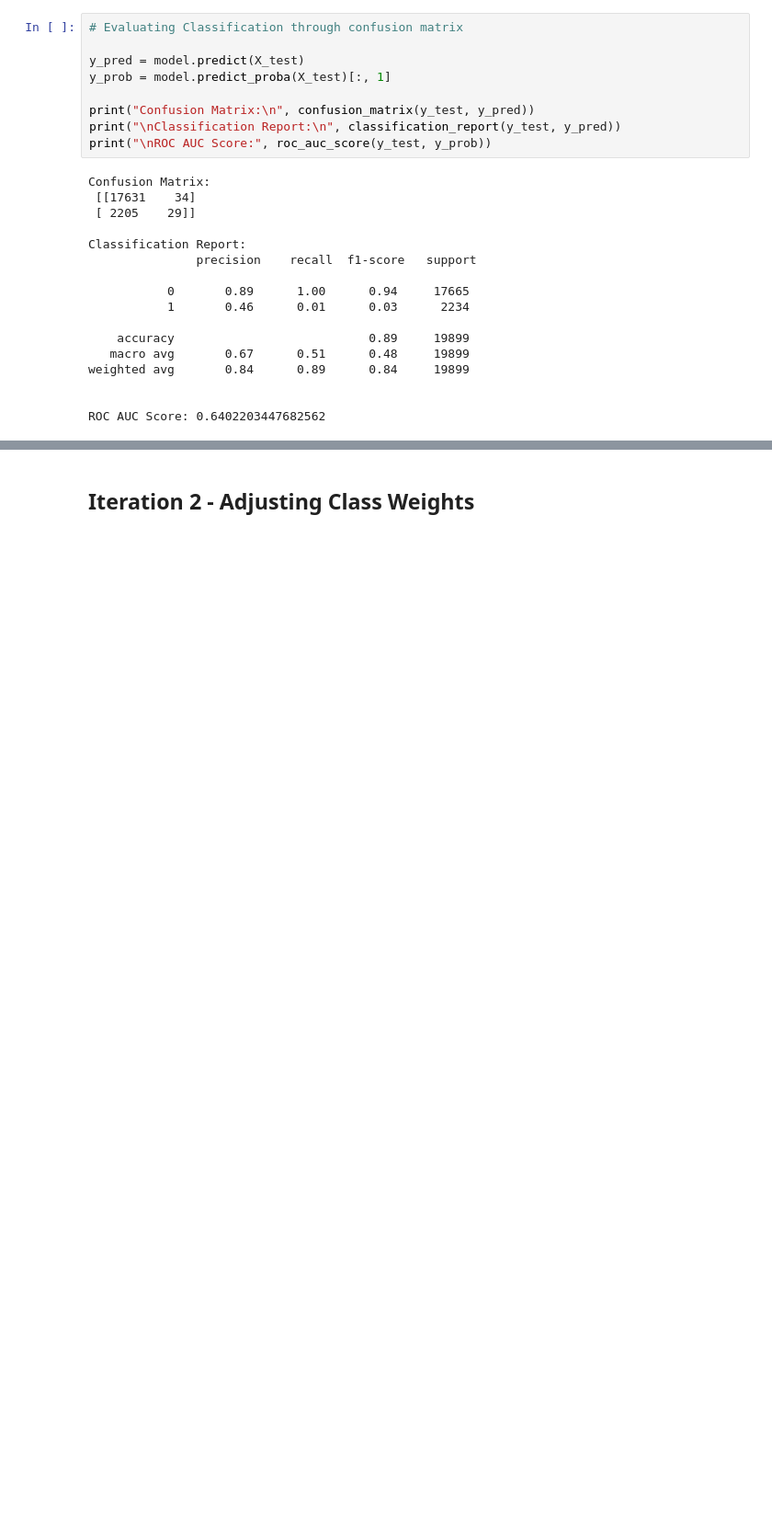
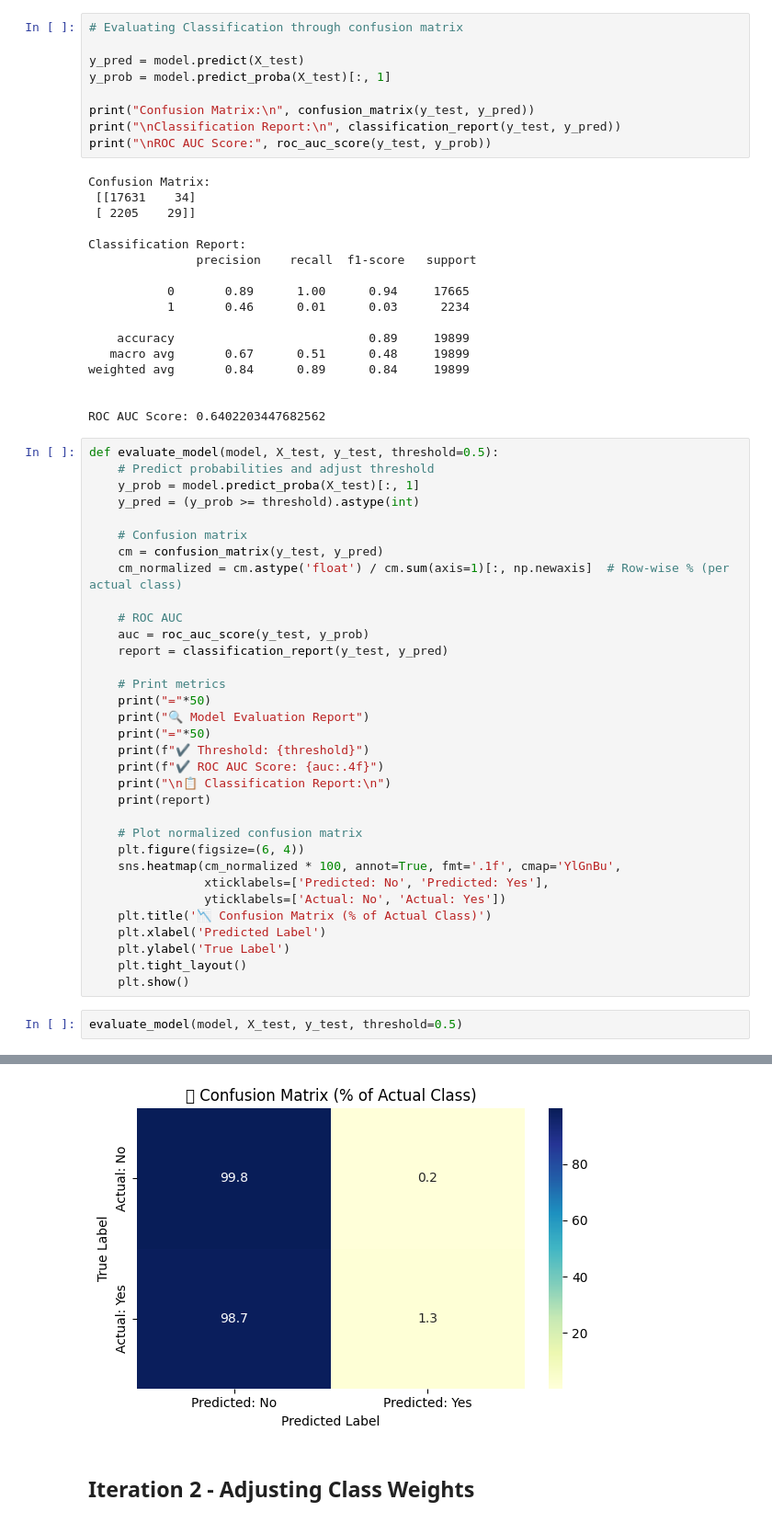
Before and after one commit to hcarrusca/diabetic_patient_trend, a Jupyter notebook: Residence_Project.ipynb, the cells around one changed output, grey strips where cells are left out. Shown at 92% size. Cells and saved outputs as stored; diff of their text form; blank space fills up the shorter version.

```diff
--- a/Residence_Project.ipynb
+++ b/Residence_Project.ipynb
@@ -455,3 +423,39 @@ weighted avg       0.84      0.89      0.84     19899
 
 
 ROC AUC Score: 0.6402203447682562
+# %%
+def evaluate_model(model, X_test, y_test, threshold=0.5):
+    # Predict probabilities and adjust threshold
+    y_prob = model.predict_proba(X_test)[:, 1]
+    y_pred = (y_prob >= threshold).astype(int)
+
+    # Confusion matrix
+    cm = confusion_matrix(y_test, y_pred)
+    cm_normalized = cm.astype('float') / cm.sum(axis=1)[:, np.newaxis]  # Row-wise % (per actual class)
+
+    # ROC AUC
+    auc = roc_auc_score(y_test, y_prob)
+    report = classification_report(y_test, y_pred)
+
+    # Print metrics
+    print("="*50)
+    print("🔍 Model Evaluation Report")
+    print("="*50)
+    print(f"✔️ Threshold: {threshold}")
+    print(f"✔️ ROC AUC Score: {auc:.4f}")
+    print("\n📋 Classification Report:\n")
+    print(report)
+
+    # Plot normalized confusion matrix
+    plt.figure(figsize=(6, 4))
+    sns.heatmap(cm_normalized * 100, annot=True, fmt='.1f', cmap='YlGnBu',
+                xticklabels=['Predicted: No', 'Predicted: Yes'],
+                yticklabels=['Actual: No', 'Actual: Yes'])
+    plt.title('📉 Confusion Matrix (% of Actual Class)')
+    plt.xlabel('Predicted Label')
+    plt.ylabel('True Label')
+    plt.tight_layout()
+    plt.show()
+# %%
+evaluate_model(model, X_test, y_test, threshold=0.5)
+# %% [output]
@@ -458,3 +478,4 @@ ROC AUC Score: 0.6402203447682562
+[figure, added]
 # %% [markdown]
 ## Iteration 2 - Adjusting Class Weights
 # %%
```
Also changed, not shown: parts of 14 cells of this notebook.
